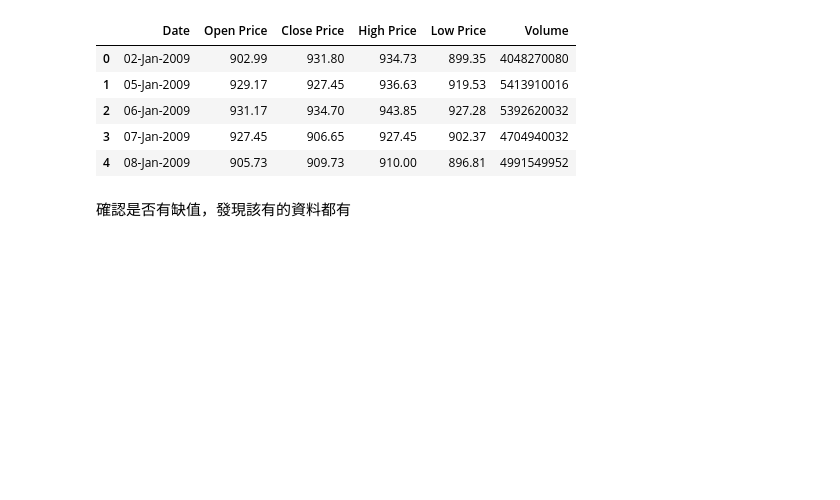
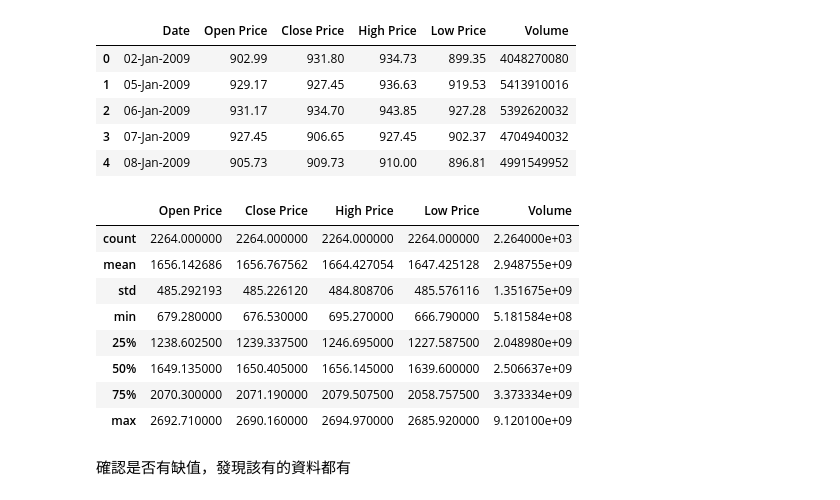
Before and after one commit to AmyLin0210/FUNDAMENTALS-OF-DATA-ANALYTICS, a Jupyter notebook: hw3-1/hw3-1.ipynb, the cells around one changed output. Saved outputs shown, nothing was run; the diff lists cells and outputs as text; code cells hidden in the pictures; blank space fills up the shorter version.

```diff
--- a/hw3-1/hw3-1.ipynb
+++ b/hw3-1/hw3-1.ipynb
@@ -15,6 +15,18 @@ train_df.head()
 | 2 | 06-Jan-2009 | 931.17 | 934.70 | 943.85 | 927.28 | 5392620032 |
 | 3 | 07-Jan-2009 | 927.45 | 906.65 | 927.45 | 902.37 | 4704940032 |
 | 4 | 08-Jan-2009 | 905.73 | 909.73 | 910.00 | 896.81 | 4991549952 |
+# %%
+train_df.describe()
+# %% [output]
+|  | Open Price | Close Price | High Price | Low Price | Volume |
+| count | 2264.000000 | 2264.000000 | 2264.000000 | 2264.000000 | 2.264000e+03 |
+| mean | 1656.142686 | 1656.767562 | 1664.427054 | 1647.425128 | 2.948755e+09 |
+| std | 485.292193 | 485.226120 | 484.808706 | 485.576116 | 1.351675e+09 |
+| min | 679.280000 | 676.530000 | 695.270000 | 666.790000 | 5.181584e+08 |
+| 25% | 1238.602500 | 1239.337500 | 1246.695000 | 1227.587500 | 2.048980e+09 |
+| 50% | 1649.135000 | 1650.405000 | 1656.145000 | 1639.600000 | 2.506637e+09 |
+| 75% | 2070.300000 | 2071.190000 | 2079.507500 | 2058.757500 | 3.373334e+09 |
+| max | 2692.710000 | 2690.160000 | 2694.970000 | 2685.920000 | 9.120100e+09 |
 # %% [markdown]
 確認是否有缺值，發現該有的資料都有
 # %%
```
Also changed, not shown: parts of 6 cells of this notebook, 1 other file.
